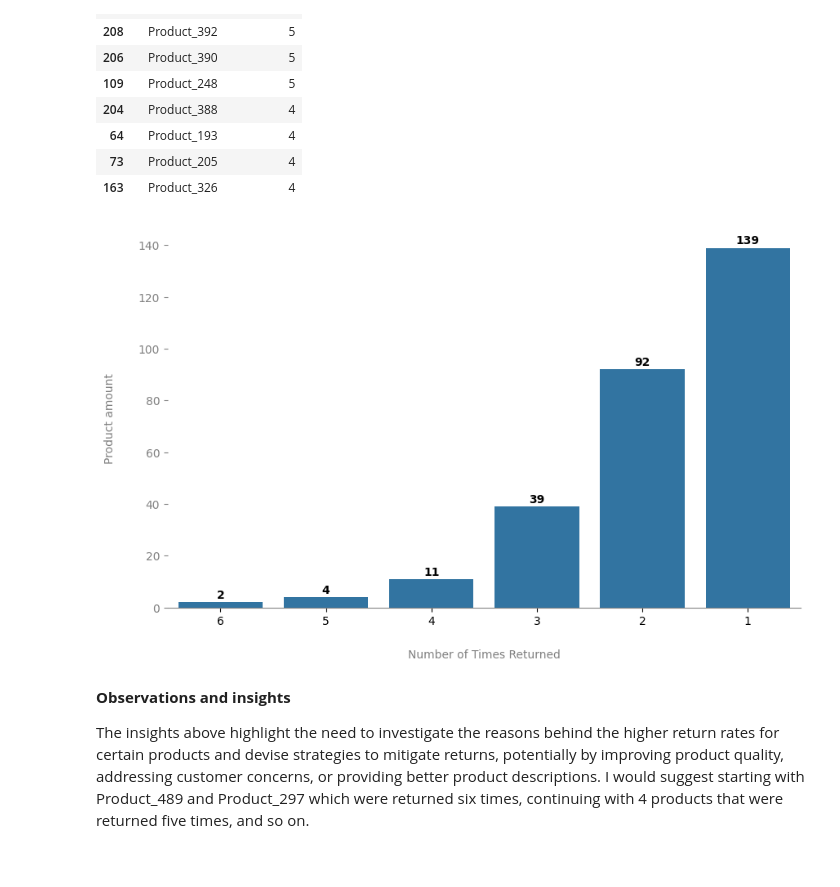
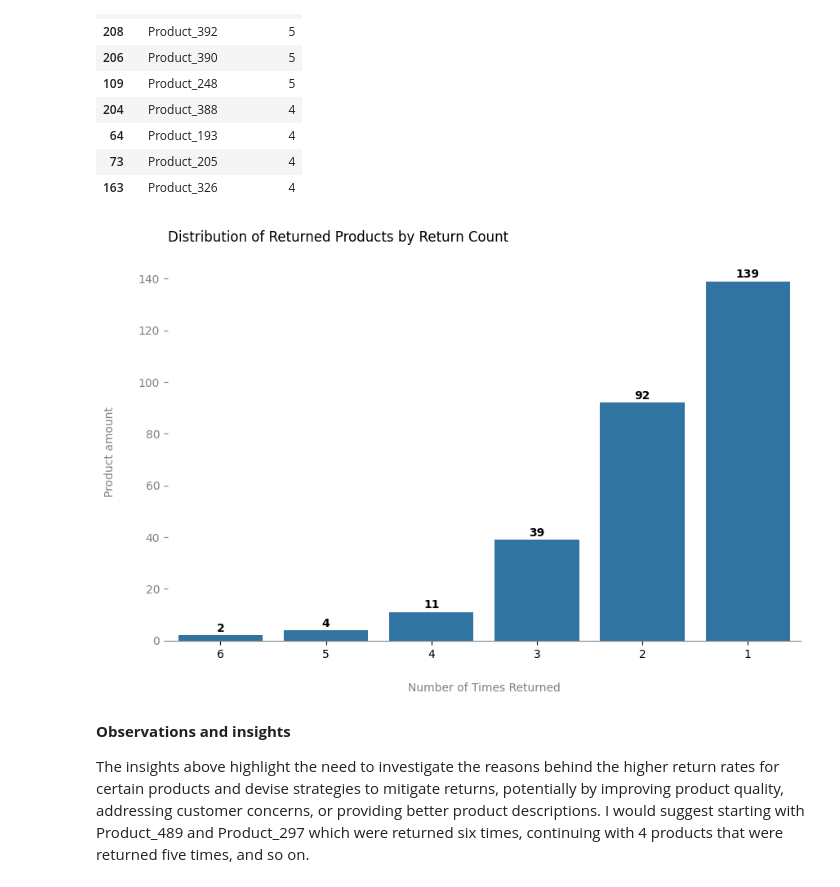
Before and after one commit to YuliaVK/Data-Analytics, a Jupyter notebook: EDA_Sales/notebooks/Sales_EDA.ipynb, the cells around one changed output. Cells and saved outputs as stored; diff of their text form; code cells hidden in the pictures.

```diff
--- a/EDA_Sales/notebooks/Sales_EDA.ipynb
+++ b/EDA_Sales/notebooks/Sales_EDA.ipynb
@@ -894,26 +903,26 @@ returned_count_frequency = returned_count_frequency.sort_values('Return Count',
 # %%
 categories = returned_count_frequency['Return Count'].tolist()
 if not returned_count_frequency.sort_values('Return Count', ascending=False).equals(returned_count_frequency):
     categories.reverse()
 
 plt.figure(figsize=(10, 6))
 bars = sns.barplot(x='Return Count', y='Frequency', data=returned_count_frequency, order=categories)
-# plt.title('Distribution of Returned Products by Return Count', loc='left', y=1.04)
+plt.title('Distribution of Returned Products by Return Count', loc='left', y=1.04)
 plt.xlabel('Number of Times Returned', color='grey', fontsize=10, labelpad=20)
 plt.ylabel('Product amount', color='grey', fontsize=10, labelpad=20)
 
 for i, bar in enumerate(bars.patches):
     plt.text(bar.get_x() + bar.get_width() / 2, bar.get_height() + 0.5, int(bar.get_height()),
              ha='center', va='bottom' ,fontweight='bold')
 
 sns.despine()
 plt.gca().spines['left'].set_visible(False)
 plt.gca().spines['bottom'].set_color('grey')
 plt.tick_params(axis='x', colors='black')
 plt.tick_params(axis='y', colors='grey')
 plt.show()
 # %% [output]
-[figure, old version]
+[figure, new version]
 # %% [markdown]
 **Observations and insights**
 
```
Also changed, not shown: parts of 10 cells of this notebook.
